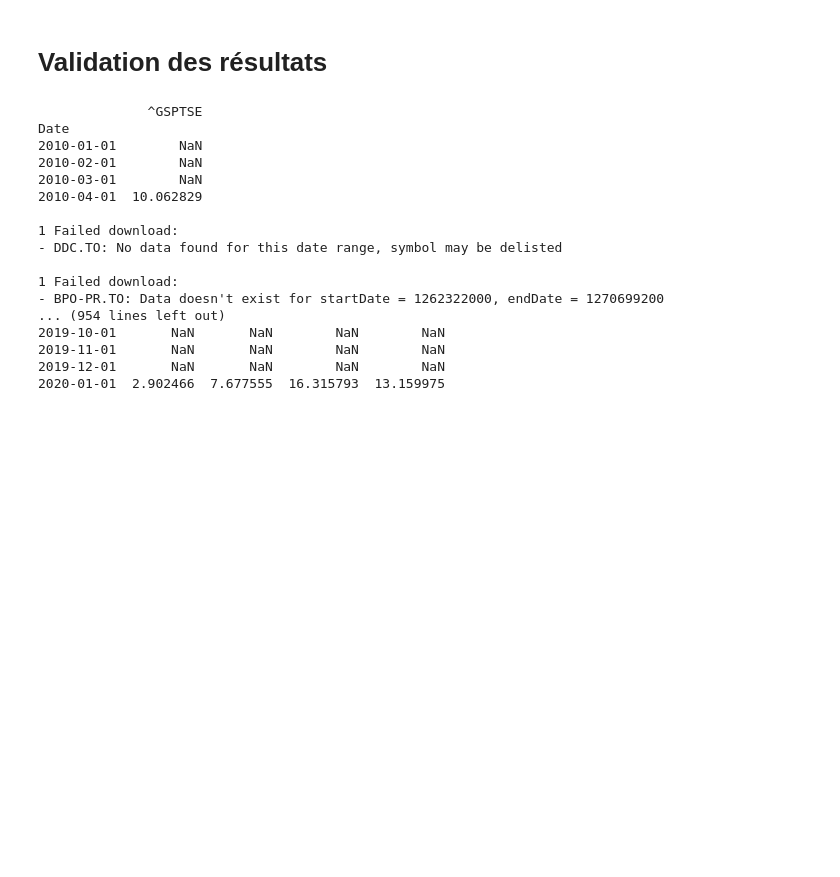
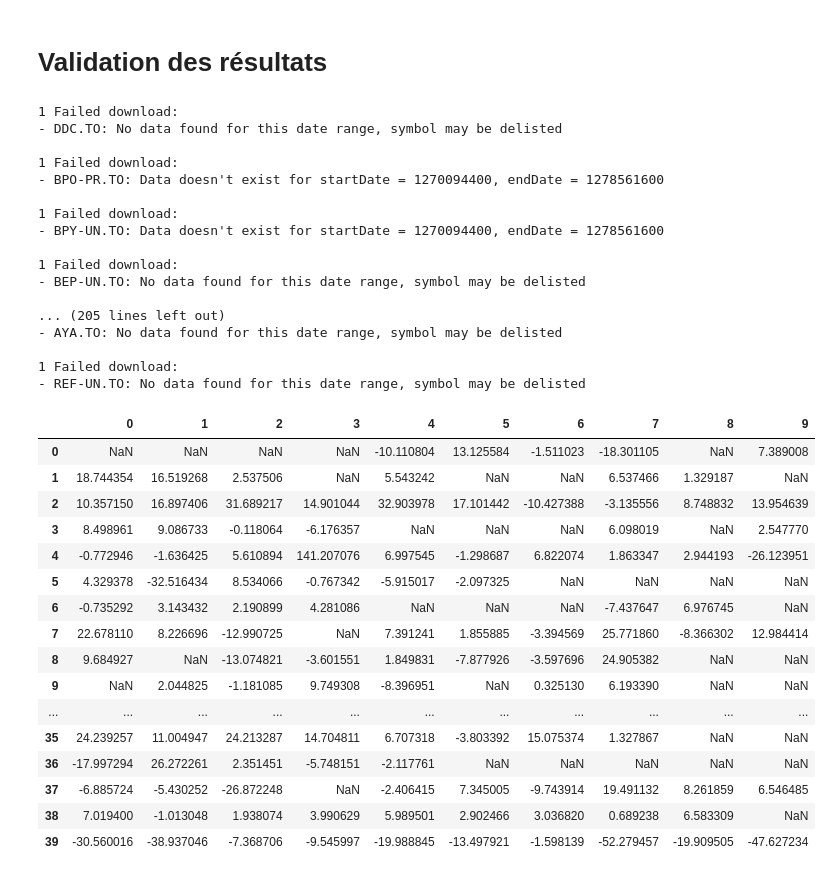
Before and after one commit to poclecoqq/Trending-stocks, a Jupyter notebook: projet/app/Test_app/Test_application.ipynb, the cells around one changed output. Drawn from its saved outputs; the diff is of its cells as text; code cells hidden in the pictures; blank space fills up the shorter version.

```diff
--- a/projet/app/Test_app/Test_application.ipynb
+++ b/projet/app/Test_app/Test_application.ipynb
@@ -48,36 +36,52 @@ def comparaison(index,tickers,Date_debut,Date_fin):
 # %%
-tabl = get_tickertop10('donnees_top10_1.csv')
 top10 = tabl.iloc[:,2:]
 date_complet = tabl.iloc[:,0:2]
-ind = []
-Tableau_final = []
-nombres=[]
-reference=[]
 i=0
-date_complet.iloc[0,1]
-while i<len(tabl):
-    Tableau_global,nombre,ref = comparaison('^GSPTSE',top10.iloc[i,:],date_complet.iloc[i,0],date_complet.iloc[i,1])
-    ind.append(date_complet.iloc[i,1][0:8]+'01')
+while i<(len(tabl)-1):
+    Tableau_global,nombre,ref = comparaison('^GSPTSE',top10.iloc[i,:],date_complet.iloc[(i+1),0],date_complet.iloc[(i+1),1])
+    allo = np.array(Tableau_global.iloc[-1,:])
     Tableau_final.append(Tableau_global.iloc[-1,:].sum()/nombre)
     reference.append(ref.iloc[-1,0])
     nombres.append(nombre)
+    Tableau_final1[i]=allo
     i+=1
-Tableau_fin = pd.DataFrame(np.transpose([Tableau_final,np.transpose(reference)]),columns = ['Top10','TSX'])
+Tableau_fin = pd.DataFrame(np.transpose([Tableau_final,reference]),columns = ['Top10','TSX'])
 # %% [output]
-              ^GSPTSE
-Date
-2010-01-01        NaN
-2010-02-01        NaN
-2010-03-01        NaN
-2010-04-01  10.062829
-
 1 Failed download:
 - DDC.TO: No data found for this date range, symbol may be delisted
 
 1 Failed download:
-- BPO-PR.TO: Data doesn't exist for startDate = 1262322000, endDate = 1270699200
-... (954 lines left out)
-2019-10-01       NaN       NaN        NaN        NaN
-2019-11-01       NaN       NaN        NaN        NaN
-2019-12-01       NaN       NaN        NaN        NaN
-2020-01-01  2.902466  7.677555  16.315793  13.159975
+- BPO-PR.TO: Data doesn't exist for startDate = 1270094400, endDate = 1278561600
+
+1 Failed download:
+- BPY-UN.TO: Data doesn't exist for startDate = 1270094400, endDate = 1278561600
+
+1 Failed download:
+- BEP-UN.TO: No data found for this date range, symbol may be delisted
+
+... (205 lines left out)
+- AYA.TO: No data found for this date range, symbol may be delisted
+
+1 Failed download:
+- REF-UN.TO: No data found for this date range, symbol may be delisted
+# %%
+Base = np.transpose(Tableau_final1)
+Base
+# %% [output]
+|  | 0 | 1 | 2 | 3 | 4 | 5 | 6 | 7 | 8 | 9 |
+| 0 | NaN | NaN | NaN | NaN | -10.110804 | 13.125584 | -1.511023 | -18.301105 | NaN | 7.389008 |
+| 1 | 18.744354 | 16.519268 | 2.537506 | NaN | 5.543242 | NaN | NaN | 6.537466 | 1.329187 | NaN |
+| 2 | 10.357150 | 16.897406 | 31.689217 | 14.901044 | 32.903978 | 17.101442 | -10.427388 | -3.135556 | 8.748832 | 13.954639 |
+| 3 | 8.498961 | 9.086733 | -0.118064 | -6.176357 | NaN | NaN | NaN | 6.098019 | NaN | 2.547770 |
+| 4 | -0.772946 | -1.636425 | 5.610894 | 141.207076 | 6.997545 | -1.298687 | 6.822074 | 1.863347 | 2.944193 | -26.123951 |
+| 5 | 4.329378 | -32.516434 | 8.534066 | -0.767342 | -5.915017 | -2.097325 | NaN | NaN | NaN | NaN |
+| 6 | -0.735292 | 3.143432 | 2.190899 | 4.281086 | NaN | NaN | NaN | -7.437647 | 6.976745 | NaN |
+| 7 | 22.678110 | 8.226696 | -12.990725 | NaN | 7.391241 | 1.855885 | -3.394569 | 25.771860 | -8.366302 | 12.984414 |
+| 8 | 9.684927 | NaN | -13.074821 | -3.601551 | 1.849831 | -7.877926 | -3.597696 | 24.905382 | NaN | NaN |
+| 9 | NaN | 2.044825 | -1.181085 | 9.749308 | -8.396951 | NaN | 0.325130 | 6.193390 | NaN | NaN |
+| ... | ... | ... | ... | ... | ... | ... | ... | ... | ... | ... |
+| 35 | 24.239257 | 11.004947 | 24.213287 | 14.704811 | 6.707318 | -3.803392 | 15.075374 | 1.327867 | NaN | NaN |
+| 36 | -17.997294 | 26.272261 | 2.351451 | -5.748151 | -2.117761 | NaN | NaN | NaN | NaN | NaN |
+| 37 | -6.885724 | -5.430252 | -26.872248 | NaN | -2.406415 | 7.345005 | -9.743914 | 19.491132 | 8.261859 | 6.546485 |
+| 38 | 7.019400 | -1.013048 | 1.938074 | 3.990629 | 5.989501 | 2.902466 | 3.036820 | 0.689238 | 6.583309 | NaN |
+| 39 | -30.560016 | -38.937046 | -7.368706 | -9.545997 | -19.988845 | -13.497921 | -1.598139 | -52.279457 | -19.909505 | -47.627234 |
```
Also changed, not shown: parts of 14 cells of this notebook, 3 other files.
